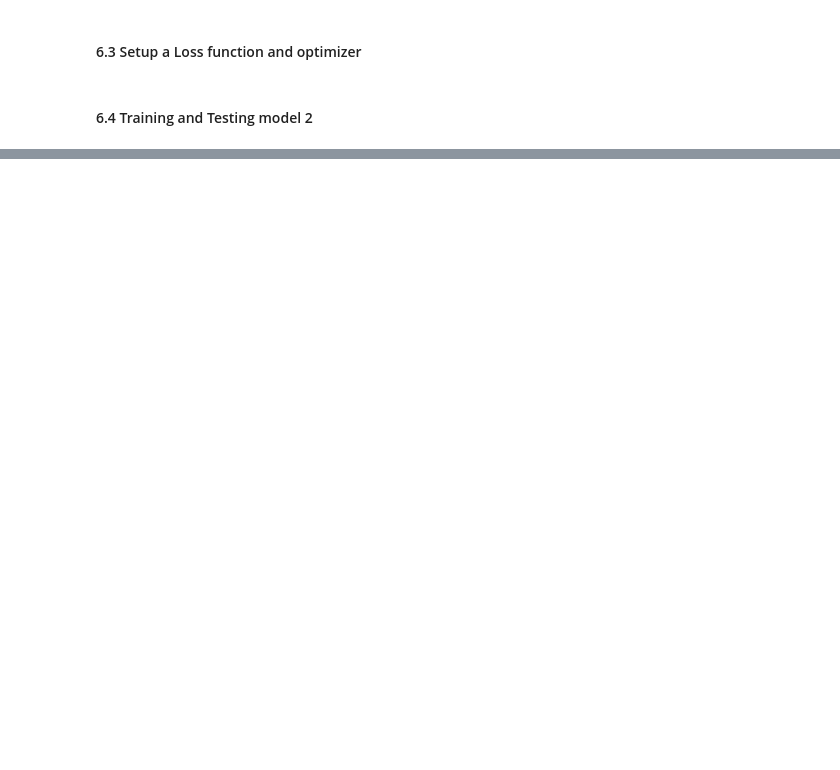
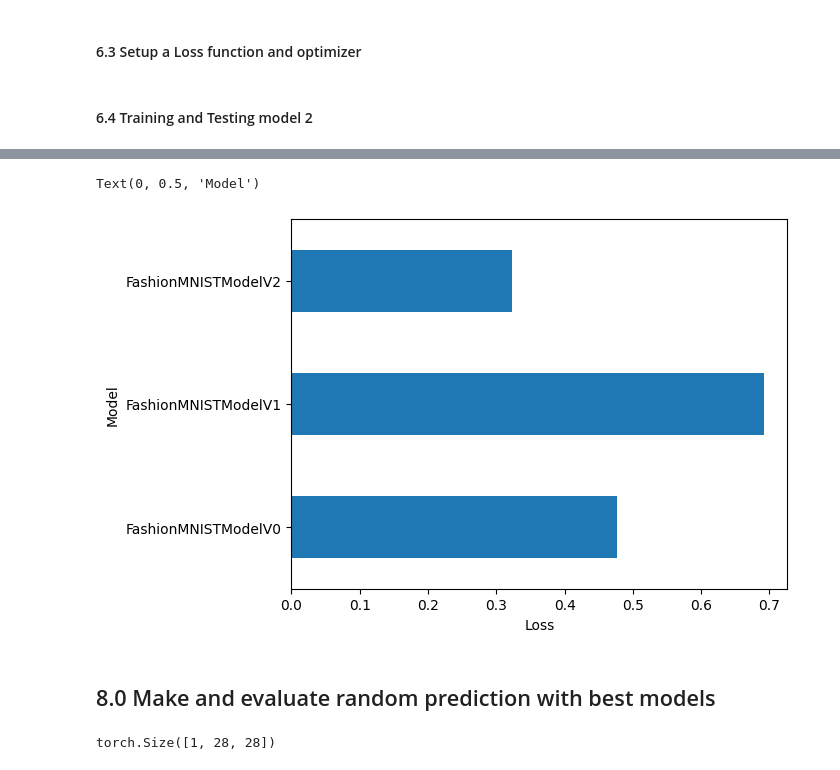
Before and after one commit to LaurentSeguin/Learning_ML, a Jupyter notebook: Basics_Of_Computer_Vision_With_Pytorch.ipynb, the cells around one changed output, grey strips where cells are left out. Saved outputs shown, nothing was run; the diff lists cells and outputs as text; code cells hidden in the pictures; blank space fills up the shorter version.

```diff
--- a/Basics_Of_Computer_Vision_With_Pytorch.ipynb
+++ b/Basics_Of_Computer_Vision_With_Pytorch.ipynb
@@ -931,0 +982,9 @@ model_2_results
+# %%
+compare_results.set_index("model_name")["model_loss"].plot(kind="barh")
+plt.xlabel("Loss")
+plt.ylabel("Model")
+# %% [output]
+Text(0, 0.5, 'Model')
+[figure, added]
+# %% [markdown]
+## 8.0 Make and evaluate random prediction with best models
@@ -931,0 +1014,12 @@ model_2_results
+# %%
+import random
+random.seed(42)
+test_samples = []
+test_labels =[]
+for sample,label in random.sample(list(test_data),k=9):
+  test_samples.append(sample)
+  test_labels.append(label)
+# view the first sample shape
+test_samples[0].shape
+# %% [output]
+torch.Size([1, 28, 28])
```
Also changed, not shown: parts of 32 cells of this notebook.
